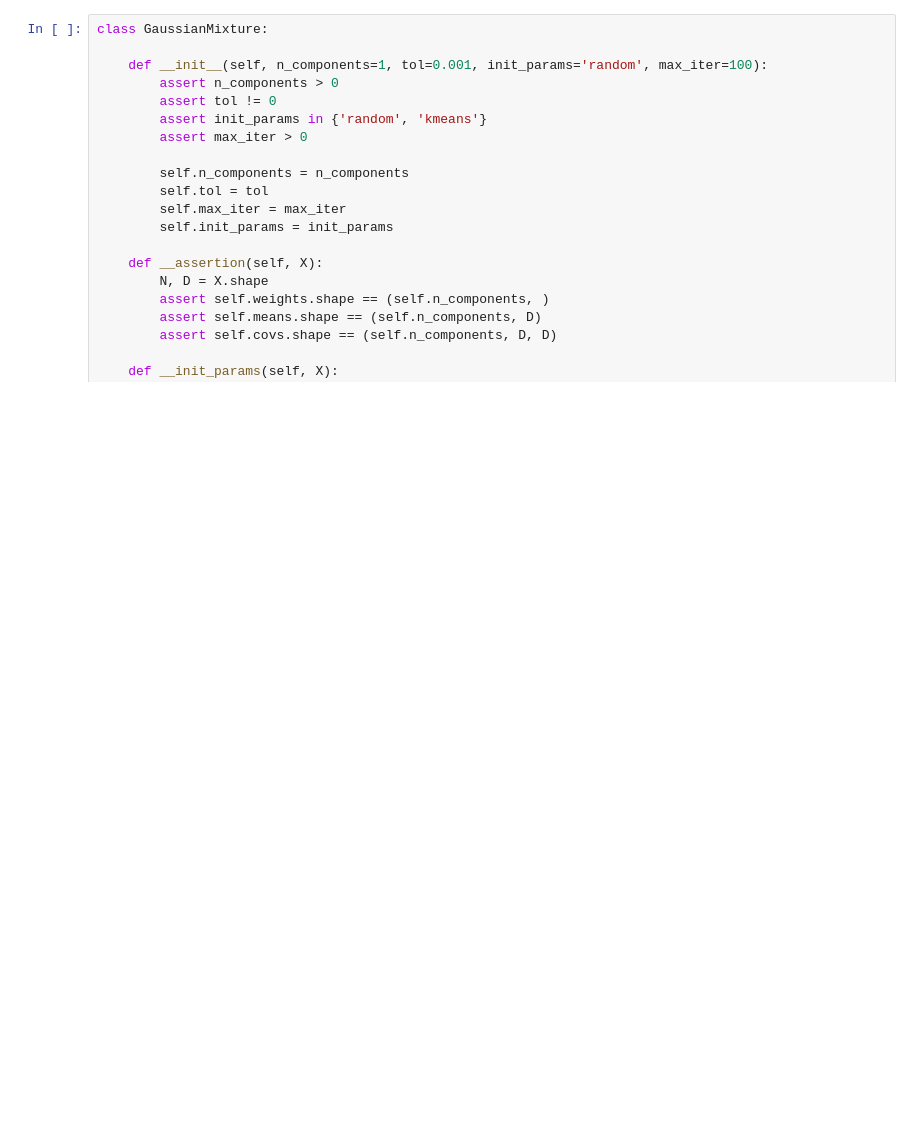
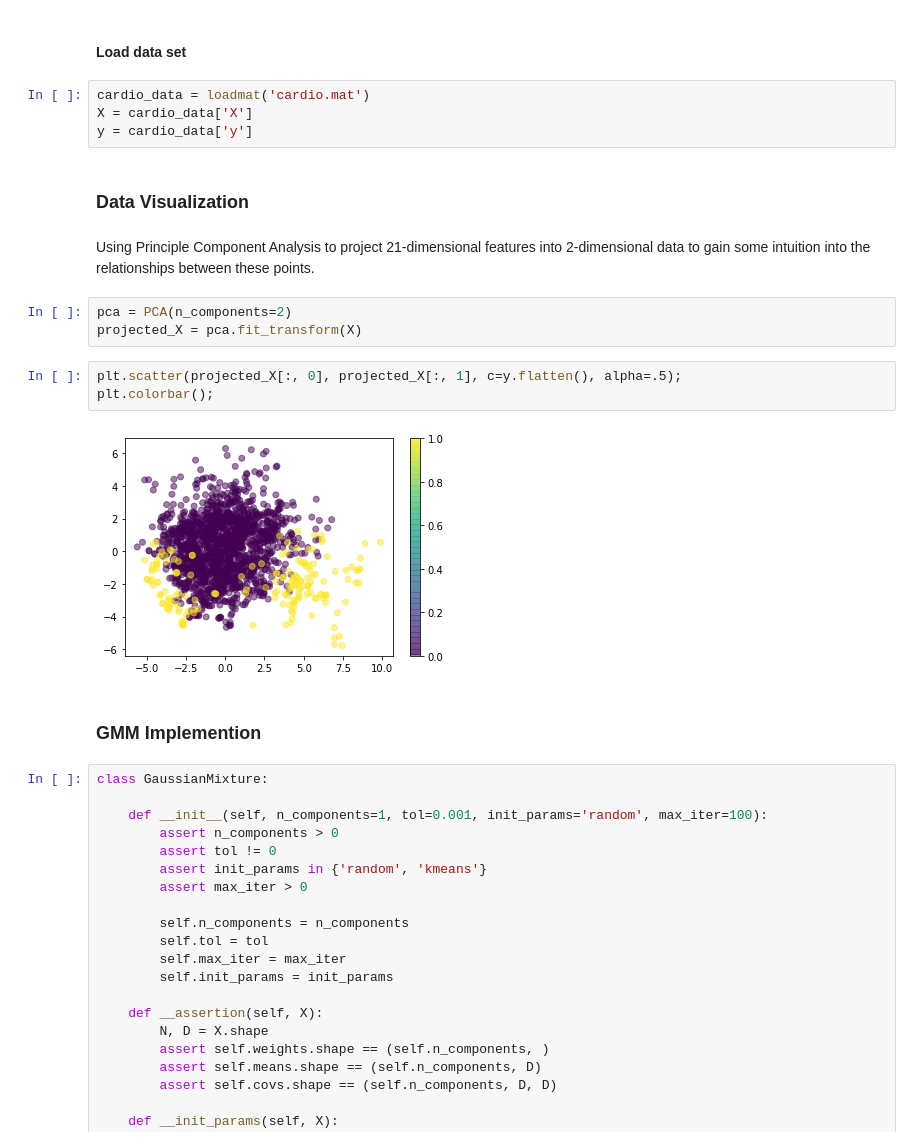
Before and after one commit to btcnhung1299/cinnamon-ai-bootcamp, a Jupyter notebook: GMM/Anomaly Detection using Gaussian Mixture Model.ipynb, the cells around one changed output. Cells and saved outputs as stored; diff of their text form; blank space fills up the shorter version.

Commit message:
Update GMM | Add data visualization

```diff
--- a/GMM/Anomaly Detection using Gaussian Mixture Model.ipynb
+++ b/GMM/Anomaly Detection using Gaussian Mixture Model.ipynb
@@ -8,3 +10,23 @@ from scipy.stats import multivariate_normal
+# %% [markdown]
+#### Load data set
+# %%
+cardio_data = loadmat('cardio.mat')
+X = cardio_data['X']
+y = cardio_data['y']
+# %% [markdown]
+### Data Visualization
+# %% [markdown]
+Using Principle Component Analysis to project 21-dimensional features into 2-dimensional data to gain some intuition into the relationships between these points.
+# %%
+pca = PCA(n_components=2)
+projected_X = pca.fit_transform(X)
+# %%
+plt.scatter(projected_X[:, 0], projected_X[:, 1], c=y.flatten(), alpha=.5);
+plt.colorbar();
+# %% [output]
+[figure, added]
+# %% [markdown]
+### GMM Implemention
 # %%
 class GaussianMixture:
 
```
Also changed, not shown: parts of 15 cells of this notebook.
